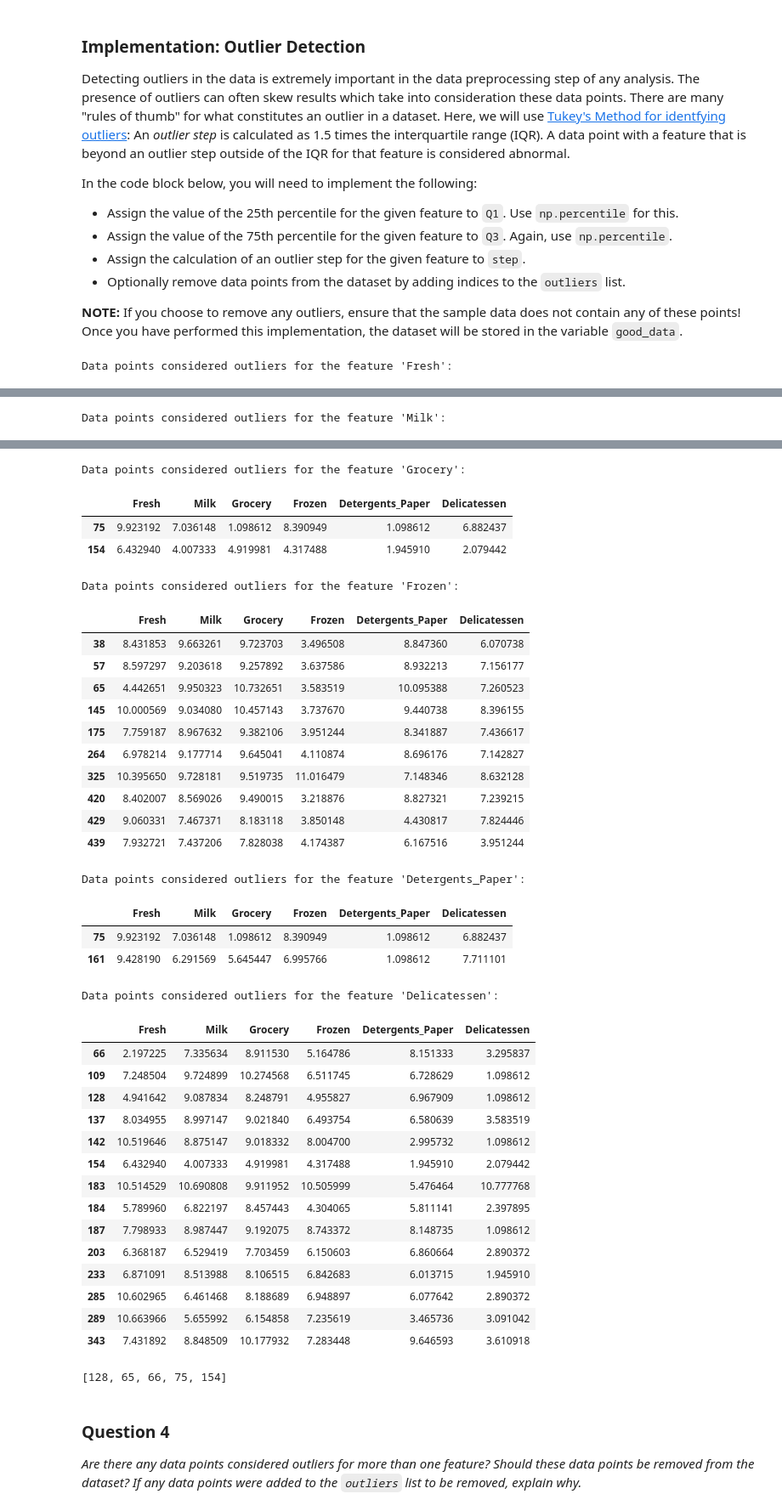
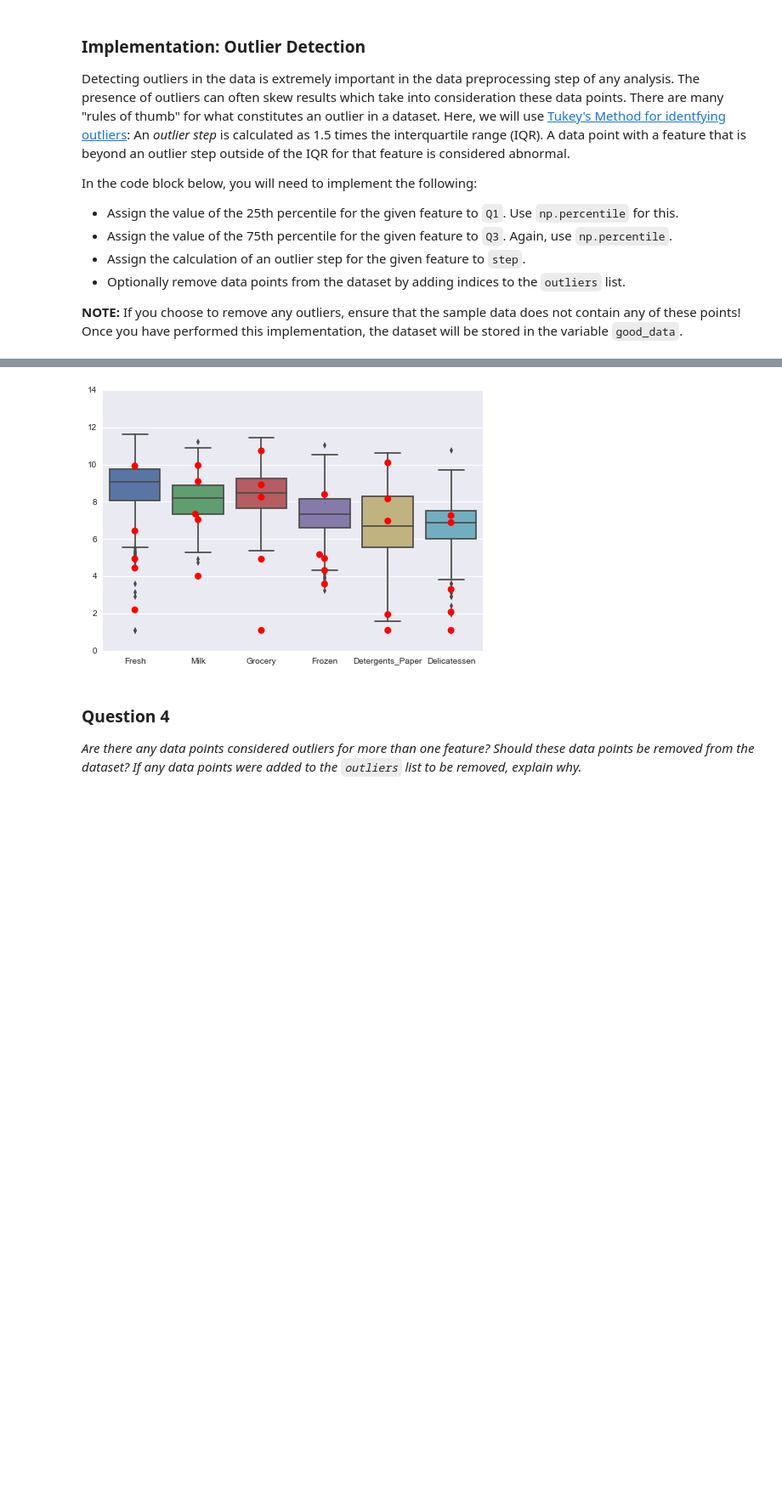
Before and after one commit to parambharat/ML-Programs, a Jupyter notebook: P3:_creating_customer_segments/customer_segments.ipynb, the cells around one changed output, grey strips where cells are left out. Shown at 85% size. Drawn from its saved outputs; the diff is of its cells as text; code cells hidden in the pictures; blank space fills up the shorter version.

```diff
--- a/P3:_creating_customer_segments/customer_segments.ipynb
+++ b/P3:_creating_customer_segments/customer_segments.ipynb
@@ -240,8 +260,8 @@ for feature in log_data.keys():
     step = (Q3-Q1)*1.5
 
     # Display the outliers
-    print "Data points considered outliers for the feature '{}':".format(feature)
-    display(log_data[~((log_data[feature] >= Q1 - step) & (log_data[feature] <= Q3 + step))])
+    #print "Data points considered outliers for the feature '{}':".format(feature)
+    #display(log_data[~((log_data[feature] >= Q1 - step) & (log_data[feature] <= Q3 + step))])
 
 # OPTIONAL: Select the indices for data points you wish to remove [66,95,75,109,128,142,187,218,338]
 outliers = [val for sublist in
@@ -254,9 +274,10 @@ outliers = [val for sublist in
              for feature in log_data.keys()] for val in sublist]
 outliers = list(set([x for x in outliers if outliers.count(x)>1]))
 
-print outliers
-
 # Remove the outliers, if any were specified
 good_data = log_data.drop(log_data.index[outliers]).reset_index(drop = True)
+
+#visualizing the outliers removed with box-plots.
+ax = sns.boxplot(data=log_data)
+ax = sns.swarmplot(data=log_data.iloc[outliers], color="red", size=8)
 # %% [output]
-Data points considered outliers for the feature 'Fresh':
@@ -280 +283,0 @@ Data points considered outliers for the feature 'Fresh':
-Data points considered outliers for the feature 'Milk':
@@ -286,40 +284,4 @@ Data points considered outliers for the feature 'Milk':
-Data points considered outliers for the feature 'Grocery':
-|  | Fresh | Milk | Grocery | Frozen | Detergents_Paper | Delicatessen |
-| 75 | 9.923192 | 7.036148 | 1.098612 | 8.390949 | 1.098612 | 6.882437 |
-| 154 | 6.432940 | 4.007333 | 4.919981 | 4.317488 | 1.945910 | 2.079442 |
-Data points considered outliers for the feature 'Frozen':
-|  | Fresh | Milk | Grocery | Frozen | Detergents_Paper | Delicatessen |
-| 38 | 8.431853 | 9.663261 | 9.723703 | 3.496508 | 8.847360 | 6.070738 |
-| 57 | 8.597297 | 9.203618 | 9.257892 | 3.637586 | 8.932213 | 7.156177 |
-| 65 | 4.442651 | 9.950323 | 10.732651 | 3.583519 | 10.095388 | 7.260523 |
-| 145 | 10.000569 | 9.034080 | 10.457143 | 3.737670 | 9.440738 | 8.396155 |
-| 175 | 7.759187 | 8.967632 | 9.382106 | 3.951244 | 8.341887 | 7.436617 |
-| 264 | 6.978214 | 9.177714 | 9.645041 | 4.110874 | 8.696176 | 7.142827 |
-| 325 | 10.395650 | 9.728181 | 9.519735 | 11.016479 | 7.148346 | 8.632128 |
-| 420 | 8.402007 | 8.569026 | 9.490015 | 3.218876 | 8.827321 | 7.239215 |
-| 429 | 9.060331 | 7.467371 | 8.183118 | 3.850148 | 4.430817 | 7.824446 |
-| 439 | 7.932721 | 7.437206 | 7.828038 | 4.174387 | 6.167516 | 3.951244 |
-Data points considered outliers for the feature 'Detergents_Paper':
-|  | Fresh | Milk | Grocery | Frozen | Detergents_Paper | Delicatessen |
-| 75 | 9.923192 | 7.036148 | 1.098612 | 8.390949 | 1.098612 | 6.882437 |
-| 161 | 9.428190 | 6.291569 | 5.645447 | 6.995766 | 1.098612 | 7.711101 |
-Data points considered outliers for the feature 'Delicatessen':
-|  | Fresh | Milk | Grocery | Frozen | Detergents_Paper | Delicatessen |
-| 66 | 2.197225 | 7.335634 | 8.911530 | 5.164786 | 8.151333 | 3.295837 |
-| 109 | 7.248504 | 9.724899 | 10.274568 | 6.511745 | 6.728629 | 1.098612 |
-| 128 | 4.941642 | 9.087834 | 8.248791 | 4.955827 | 6.967909 | 1.098612 |
-| 137 | 8.034955 | 8.997147 | 9.021840 | 6.493754 | 6.580639 | 3.583519 |
-| 142 | 10.519646 | 8.875147 | 9.018332 | 8.004700 | 2.995732 | 1.098612 |
-| 154 | 6.432940 | 4.007333 | 4.919981 | 4.317488 | 1.945910 | 2.079442 |
-| 183 | 10.514529 | 10.690808 | 9.911952 | 10.505999 | 5.476464 | 10.777768 |
-| 184 | 5.789960 | 6.822197 | 8.457443 | 4.304065 | 5.811141 | 2.397895 |
-| 187 | 7.798933 | 8.987447 | 9.192075 | 8.743372 | 8.148735 | 1.098612 |
-| 203 | 6.368187 | 6.529419 | 7.703459 | 6.150603 | 6.860664 | 2.890372 |
-| 233 | 6.871091 | 8.513988 | 8.106515 | 6.842683 | 6.013715 | 1.945910 |
-| 285 | 10.602965 | 6.461468 | 8.188689 | 6.948897 | 6.077642 | 2.890372 |
-| 289 | 10.663966 | 5.655992 | 6.154858 | 7.235619 | 3.465736 | 3.091042 |
-| 343 | 7.431892 | 8.848509 | 10.177932 | 7.283448 | 9.646593 | 3.610918 |
-[128, 65, 66, 75, 154]
+[figure, added]
 # %% [markdown]
 ### Question 4
 *Are there any data points considered outliers for more than one feature? Should these data points be removed from the dataset? If any data points were added to the `outliers` list to be removed, explain why.*
```
Also changed, not shown: parts of 14 cells of this notebook, 29 other files.
